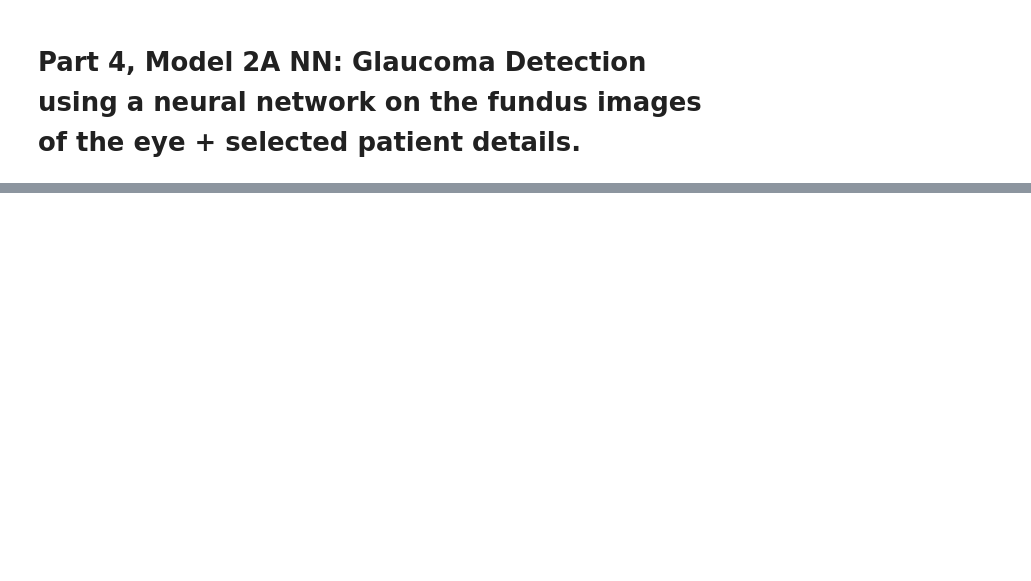
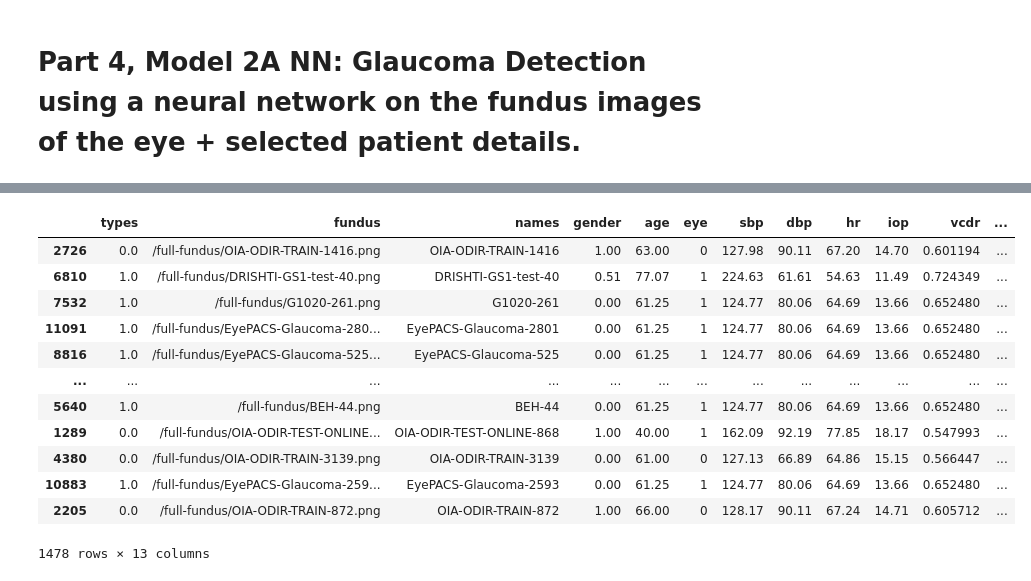
Before and after one commit to AhmedElZubair38/DISSERTATION, a Jupyter notebook: MOSTLY_Data_3/MODEL_2A_NN.ipynb, the cells around one changed output, grey strips where cells are left out. Drawn from its saved outputs; the diff is of its cells as text; code cells hidden in the pictures; blank space fills up the shorter version.

```diff
--- a/MOSTLY_Data_3/MODEL_2A_NN.ipynb
+++ b/MOSTLY_Data_3/MODEL_2A_NN.ipynb
@@ -218,0 +465,16 @@ import tensorflow as tf; print(tf.config.list_physical_devices('GPU'))
+# %%
+val
+# %% [output]
+|  | types | fundus | names | gender | age | eye | sbp | dbp | hr | iop | vcdr | ... |
+| 2726 | 0.0 | /full-fundus/OIA-ODIR-TRAIN-1416.png | OIA-ODIR-TRAIN-1416 | 1.00 | 63.00 | 0 | 127.98 | 90.11 | 67.20 | 14.70 | 0.601194 | ... |
+| 6810 | 1.0 | /full-fundus/DRISHTI-GS1-test-40.png | DRISHTI-GS1-test-40 | 0.51 | 77.07 | 1 | 224.63 | 61.61 | 54.63 | 11.49 | 0.724349 | ... |
+| 7532 | 1.0 | /full-fundus/G1020-261.png | G1020-261 | 0.00 | 61.25 | 1 | 124.77 | 80.06 | 64.69 | 13.66 | 0.652480 | ... |
+| 11091 | 1.0 | /full-fundus/EyePACS-Glaucoma-280... | EyePACS-Glaucoma-2801 | 0.00 | 61.25 | 1 | 124.77 | 80.06 | 64.69 | 13.66 | 0.652480 | ... |
+| 8816 | 1.0 | /full-fundus/EyePACS-Glaucoma-525... | EyePACS-Glaucoma-525 | 0.00 | 61.25 | 1 | 124.77 | 80.06 | 64.69 | 13.66 | 0.652480 | ... |
+| ... | ... | ... | ... | ... | ... | ... | ... | ... | ... | ... | ... | ... |
+| 5640 | 1.0 | /full-fundus/BEH-44.png | BEH-44 | 0.00 | 61.25 | 1 | 124.77 | 80.06 | 64.69 | 13.66 | 0.652480 | ... |
+| 1289 | 0.0 | /full-fundus/OIA-ODIR-TEST-ONLINE... | OIA-ODIR-TEST-ONLINE-868 | 1.00 | 40.00 | 1 | 162.09 | 92.19 | 77.85 | 18.17 | 0.547993 | ... |
+| 4380 | 0.0 | /full-fundus/OIA-ODIR-TRAIN-3139.png | OIA-ODIR-TRAIN-3139 | 0.00 | 61.00 | 0 | 127.13 | 66.89 | 64.86 | 15.15 | 0.566447 | ... |
+| 10883 | 1.0 | /full-fundus/EyePACS-Glaucoma-259... | EyePACS-Glaucoma-2593 | 0.00 | 61.25 | 1 | 124.77 | 80.06 | 64.69 | 13.66 | 0.652480 | ... |
+| 2205 | 0.0 | /full-fundus/OIA-ODIR-TRAIN-872.png | OIA-ODIR-TRAIN-872 | 1.00 | 66.00 | 0 | 128.17 | 90.11 | 67.24 | 14.71 | 0.605712 | ... |
+1478 rows × 13 columns
```
Also changed, not shown: parts of 29 cells of this notebook, 2 other files.
